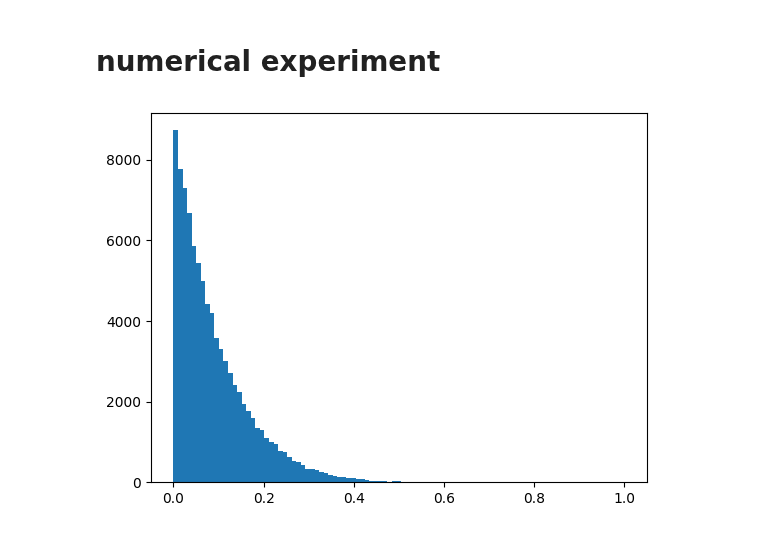
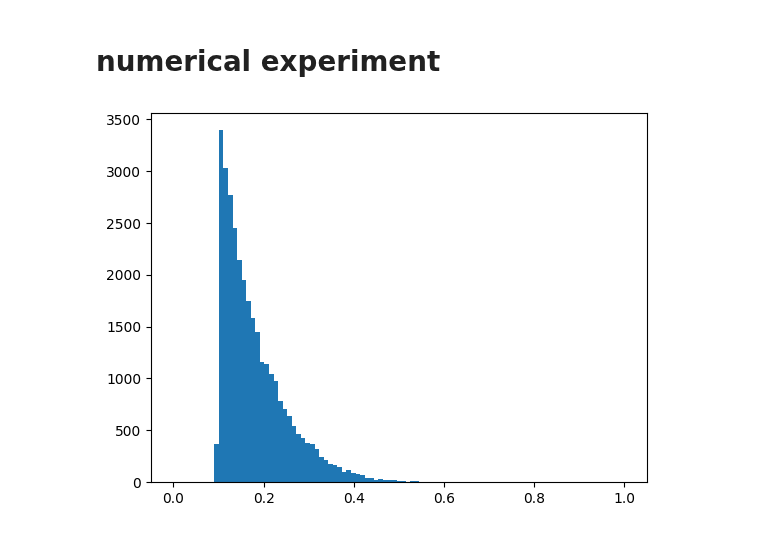
Before and after one commit to Valerio-Amico/Lab-Rydberg, a Jupyter notebook: dipolar_trap/plot_arrival_time.ipynb, the cells around one changed output. Saved outputs shown, nothing was run; the diff lists cells and outputs as text; code cells hidden in the pictures.

```diff
--- a/dipolar_trap/plot_arrival_time.ipynb
+++ b/dipolar_trap/plot_arrival_time.ipynb
@@ -47,14 +47,20 @@ plt.show()
 # %% [markdown]
 # numerical experiment
 # %%
-t_range = 10
+t_range = 10 # how many ions arrived in one experiment
 reps = 10000
+death_time = 0.1 # bethween 0 and 1
 diffs3 = []
+
 for _ in range(reps):
     t_i = np.sort(np.random.random(t_range))
-    diffs3 = diffs3 + [t_i[i+1] - t_i[i] for i in range(t_range - 1)]
+    t_lim = t_i[0]
+    for j in range(t_range):
+        if t_i[j] - t_lim > death_time:
+            diffs3 = diffs3 + [t_i[j] - t_lim]
+        t_lim = t_i[j]
 
 plt.hist(diffs3, bins=np.linspace(0,1,100))
 plt.show()
 # %% [output]
-[figure, old version]
+[figure, new version]
```
Also changed, not shown: parts of 1 cell of this notebook, 7 other files.
